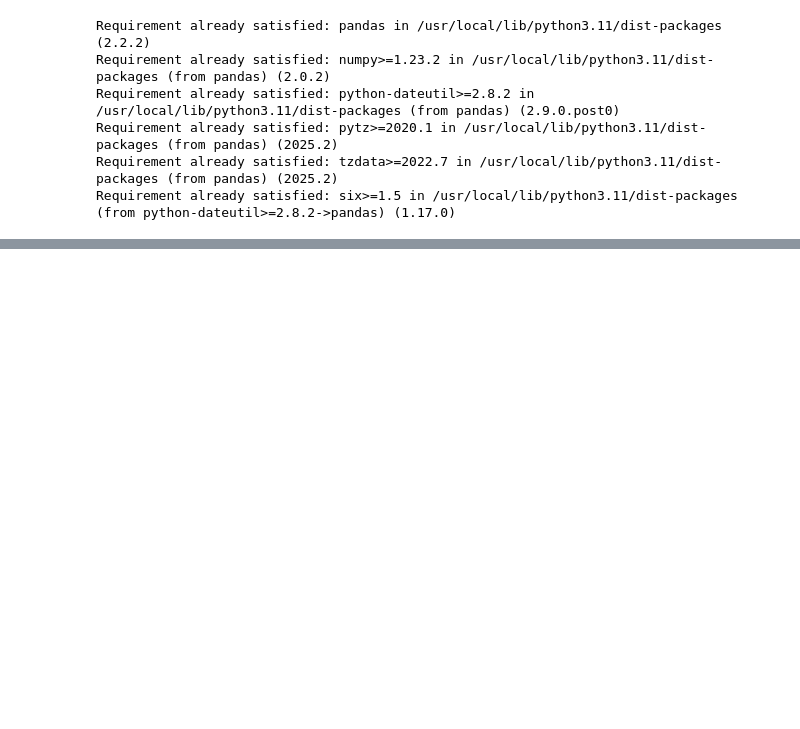
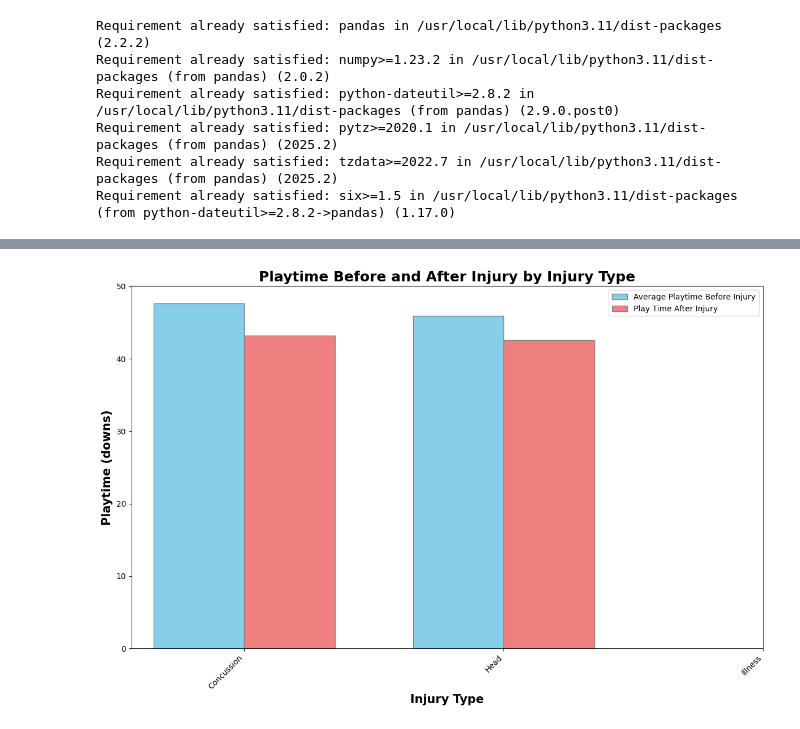
Before and after one commit to Albert-hub09/Albert_Football, a Jupyter notebook: Albert_Football.ipynb, the cells around one changed output, grey strips where cells are left out. Cells and saved outputs as stored; diff of their text form; code cells hidden in the pictures; blank space fills up the shorter version.

```diff
--- a/Albert_Football.ipynb
+++ b/Albert_Football.ipynb
@@ -75,0 +64,27 @@ plt.show()
+# %%
+# Group by injury type and calculate the mean
+injury_playtime = df.groupby('Reported Injury Type')[['Play Time After Injury', 'Average Playtime Before Injury']].mean().reset_index()
+
+# Plotting
+plt.figure(figsize=(12, 8))
+
+# Set position of bar on X axis
+barWidth = 0.35
+r1 = np.arange(len(injury_playtime['Reported Injury Type']))
+r2 = [x + barWidth for x in r1]
+
+# Make the plot
+plt.bar(r1, injury_playtime['Average Playtime Before Injury'], color='skyblue', width=barWidth, edgecolor='grey', label='Average Playtime Before Injury')
+plt.bar(r2, injury_playtime['Play Time After Injury'], color='lightcoral', width=barWidth, edgecolor='grey', label='Play Time After Injury')
+
+# Add xticks on the middle of the group bars
+plt.xlabel('Injury Type', fontweight='bold', fontsize=15)
+plt.xticks([r + barWidth/2 for r in range(len(injury_playtime['Reported Injury Type']))], injury_playtime['Reported Injury Type'], rotation=45, ha="right")
+plt.ylabel('Playtime (downs)', fontweight='bold', fontsize=15)
+plt.title('Playtime Before and After Injury by Injury Type', fontweight='bold', fontsize=18)
+
+plt.legend()
+plt.tight_layout()
+plt.show()
+# %% [output]
+[figure, added]
```
Also changed, not shown: parts of 7 cells of this notebook.
